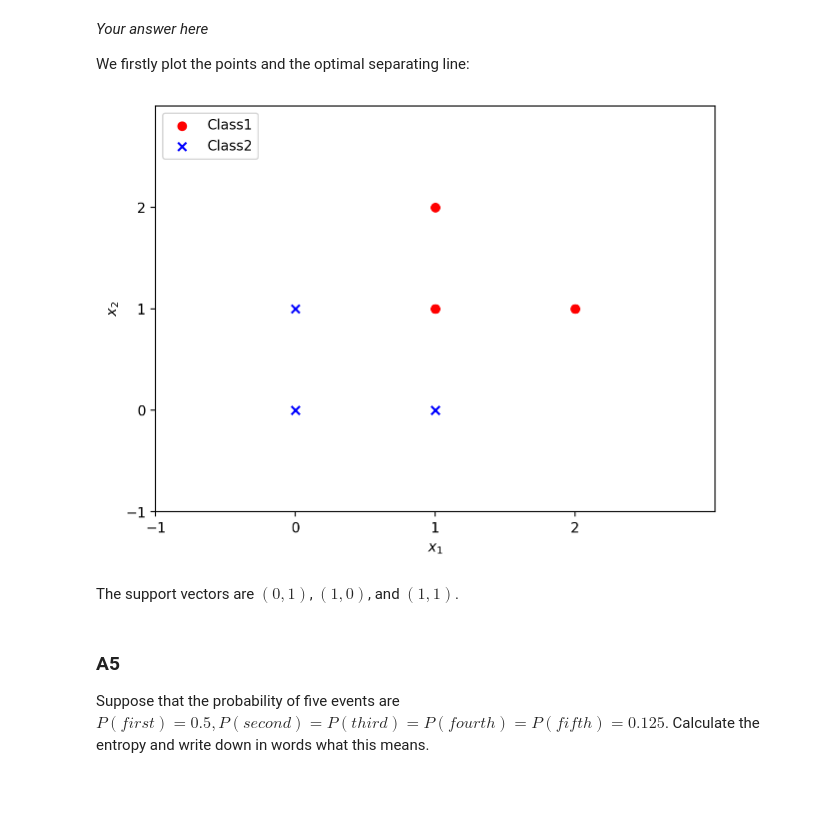
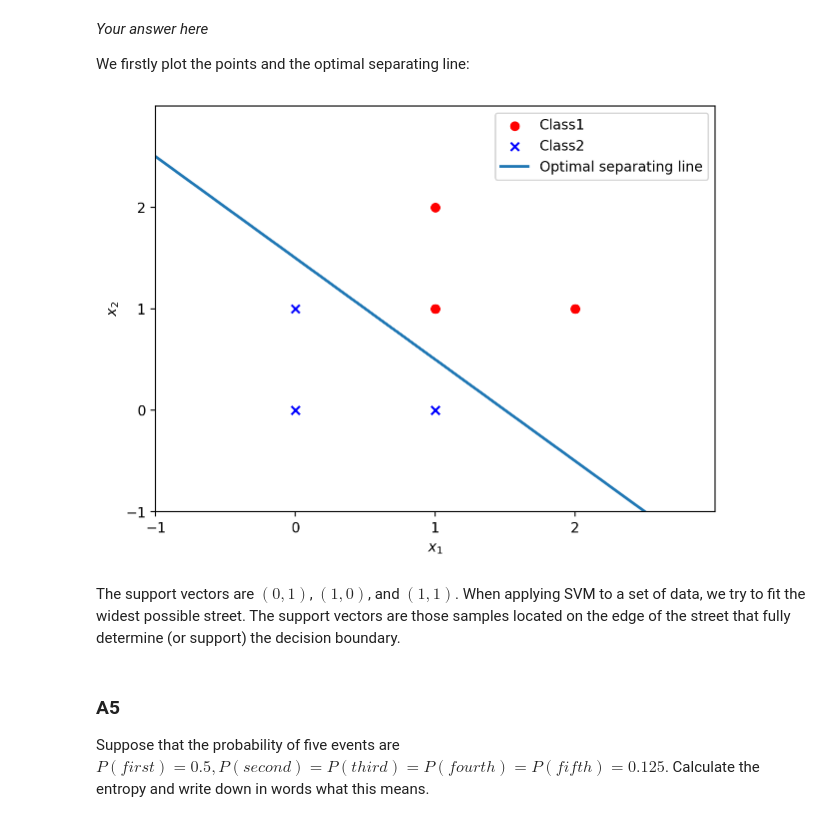
Before and after one commit to Summer-Shen/comp7404-a4, a Jupyter notebook: comp7404_Assignment_4.ipynb, the cells around one changed output. Cells and saved outputs as stored; diff of their text form; code cells hidden in the pictures; blank space fills up the shorter version.

```diff
--- a/comp7404_Assignment_4.ipynb
+++ b/comp7404_Assignment_4.ipynb
@@ -83,35 +83,42 @@ We firstly plot the points and the optimal separating line:
 # %%
 %matplotlib inline
 import matplotlib.pyplot as plt
 %config InlineBackend.figure_format='retina'
 import numpy as np
 import pandas as pd
 
 # prepare given set of points
 X = pd.DataFrame([(1, 1), (1, 2), (2, 1), (0, 0), (1, 0), (0, 1)])
 
+# prepare separating line
+x = np.linspace(-1, 3, 40)
+y = 1.5 - x
+
 # plot data ...
 fig, ax = plt.subplots()
 
 # ... in two classes
 ax.scatter(X[:3][0], X[:3][1],
             color='red', marker='o', label='Class1')
 ax.scatter(X[3:6][0], X[3:6][1],
             color='blue', marker='x', label='Class2')
 
+# plot separating line
+ax.plot(x, y, linewidth=2.0, label='Optimal separating line')
+
 plt.xlabel('$x_1$')
 plt.ylabel('$x_2$')
-plt.legend(loc='upper left')
+plt.legend(loc='upper right')
 
 ax.set(xlim=(-1, 3), xticks=np.arange(-1, 3),
        ylim=(-1, 3), yticks=np.arange(-1, 3))
 
 plt.tight_layout()
 plt.show()
 # %% [output]
-[figure, old version]
+[figure, new version]
-# %% [markdown]
-The support vectors are $(0, 1)$, $(1, 0)$, and $(1, 1)$.
+# %% [markdown]
+The support vectors are $(0, 1)$, $(1, 0)$, and $(1, 1)$. When applying SVM to a set of data, we try to fit the widest possible street. The support vectors are those samples located on the edge of the street that fully determine (or support) the decision boundary.
 # %% [markdown]
 ### A5
 Suppose that the probability of five events are $P(first) = 0.5, P(second) = P(third) = P(fourth) = P(fifth) = 0.125$. Calculate the entropy and write down in words what this means.
```
